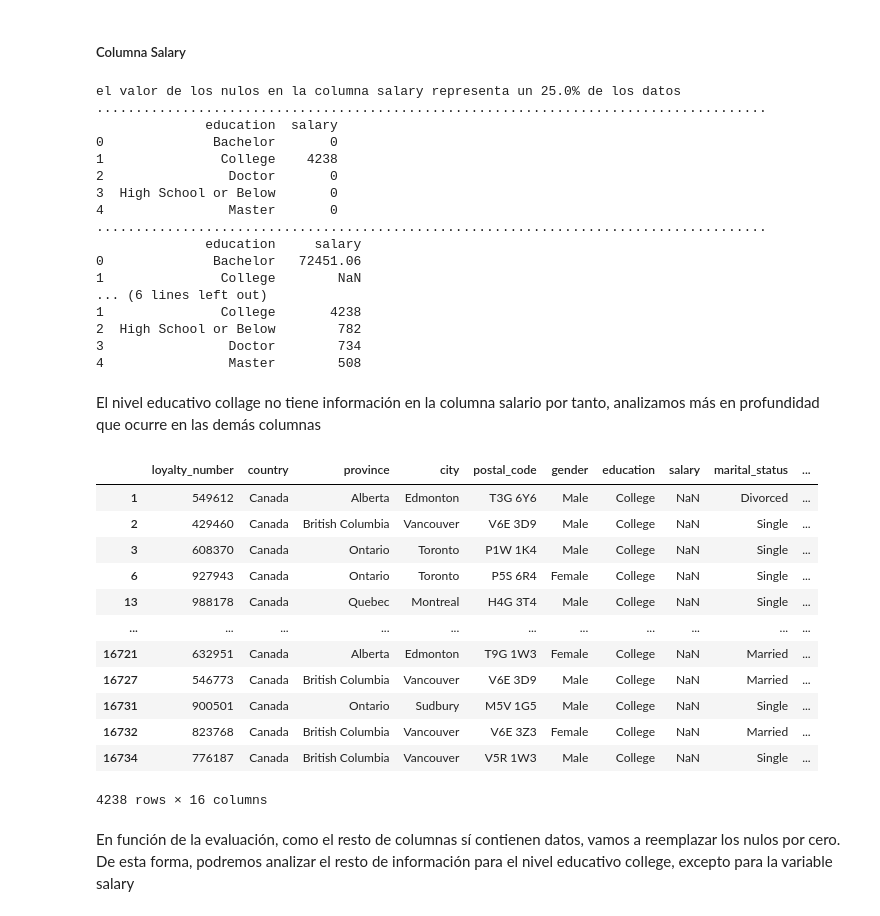
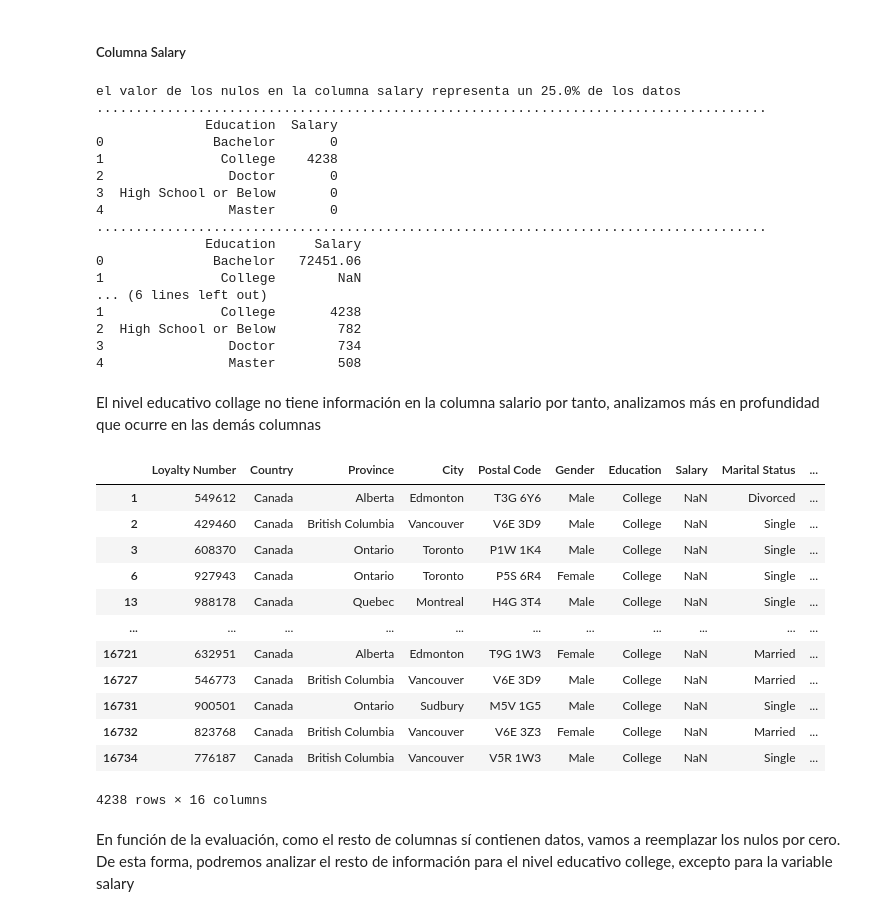
Before and after one commit to Adalab/bda-modulo-3-evaluacion-final-Macresca, a Jupyter notebook: Maria_Crespo_Calabuig.ipynb, the cells around one changed output. Cells and saved outputs as stored; diff of their text form; code cells hidden in the pictures.

```diff
--- a/Maria_Crespo_Calabuig.ipynb
+++ b/Maria_Crespo_Calabuig.ipynb
@@ -195,38 +195,38 @@ Los datos son de tipo:
 # %%
 #Evaluación de nulos
 
-sal_null = np.round((loyalty_history["salary"].isnull().sum() / loyalty_history.shape[0]) * 100)
+sal_null = np.round((loyalty_history["Salary"].isnull().sum() / loyalty_history.shape[0]) * 100)
 
 print(f'el valor de los nulos en la columna salary representa un {sal_null}% de los datos')
 
 print("......................................................................................")
 
-null_education = loyalty_history.groupby('education')['salary'].apply(lambda x: x.isnull().sum())
+null_education = loyalty_history.groupby('Education')['Salary'].apply(lambda x: x.isnull().sum())
 
 print(null_education.reset_index())
 
 print("......................................................................................")
 
-salary_education = np.round(loyalty_history.groupby('education')['salary'].mean(),2)
+salary_education = np.round(loyalty_history.groupby('Education')['Salary'].mean(),2)
 
 print(salary_education.reset_index())
 
 print("......................................................................................")
 
-customer_education = loyalty_history['education'].value_counts()
+customer_education = loyalty_history['Education'].value_counts()
 
 print(customer_education.reset_index())
 # %% [output]
 el valor de los nulos en la columna salary representa un 25.0% de los datos
 ......................................................................................
-              education  salary
+              Education  Salary
 0              Bachelor       0
 1               College    4238
 2                Doctor       0
 3  High School or Below       0
 4                Master       0
 ......................................................................................
-              education     salary
+              Education     Salary
 0              Bachelor   72451.06
 1               College        NaN
 ... (6 lines left out)
@@ -237,11 +237,11 @@ el valor de los nulos en la columna salary representa un 25.0% de los datos
 # %% [markdown]
 El nivel educativo collage no tiene información en la columna salario por tanto, analizamos más en profundidad que ocurre en las demás columnas
 # %%
-lh_collage = loyalty_history.loc[loyalty_history["education"]=="College",:]
+lh_collage = loyalty_history.loc[loyalty_history["Education"]=="College",:]
 
 lh_collage
 # %% [output]
-|  | loyalty_number | country | province | city | postal_code | gender | education | salary | marital_status | ... |
+|  | Loyalty Number | Country | Province | City | Postal Code | Gender | Education | Salary | Marital Status | ... |
 | 1 | 549612 | Canada | Alberta | Edmonton | T3G 6Y6 | Male | College | NaN | Divorced | ... |
 | 2 | 429460 | Canada | British Columbia | Vancouver | V6E 3D9 | Male | College | NaN | Single | ... |
 | 3 | 608370 | Canada | Ontario | Toronto | P1W 1K4 | Male | College | NaN | Single | ... |
```
Also changed, not shown: parts of 17 cells of this notebook.
